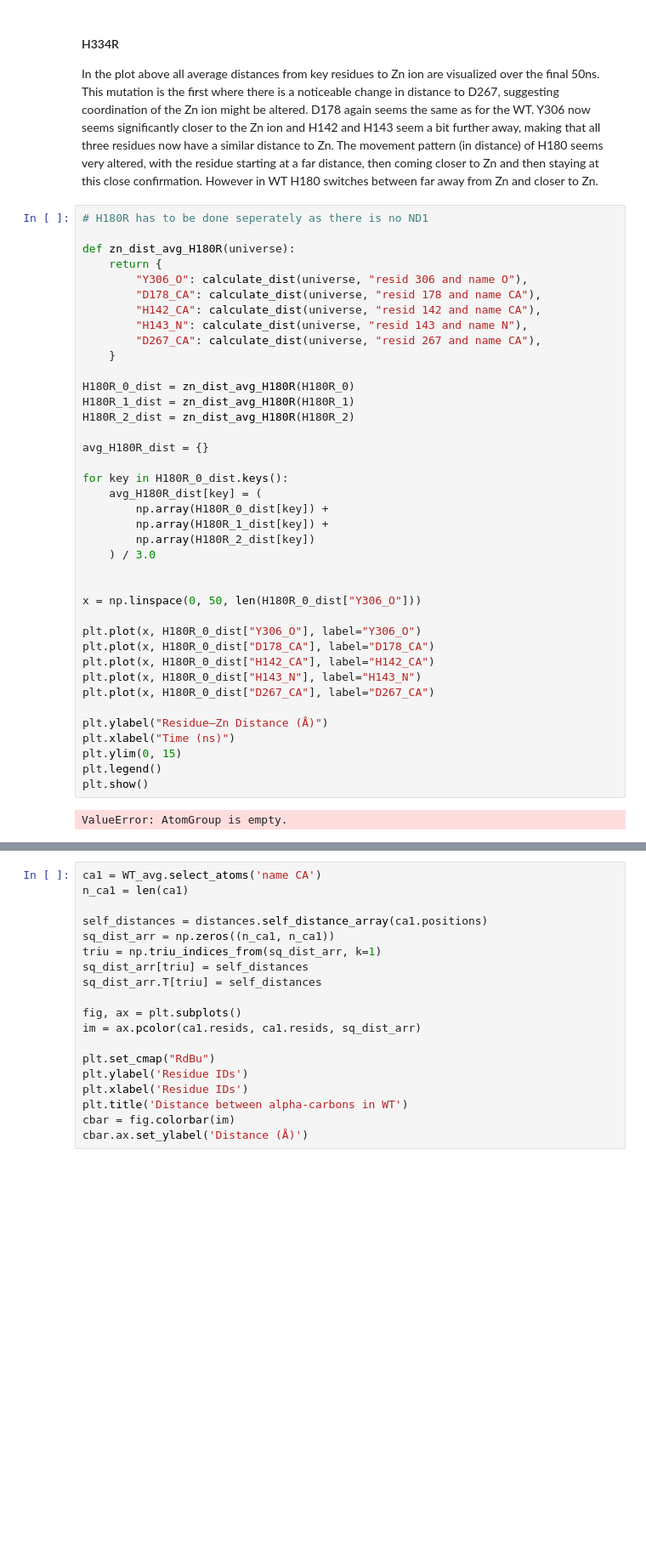
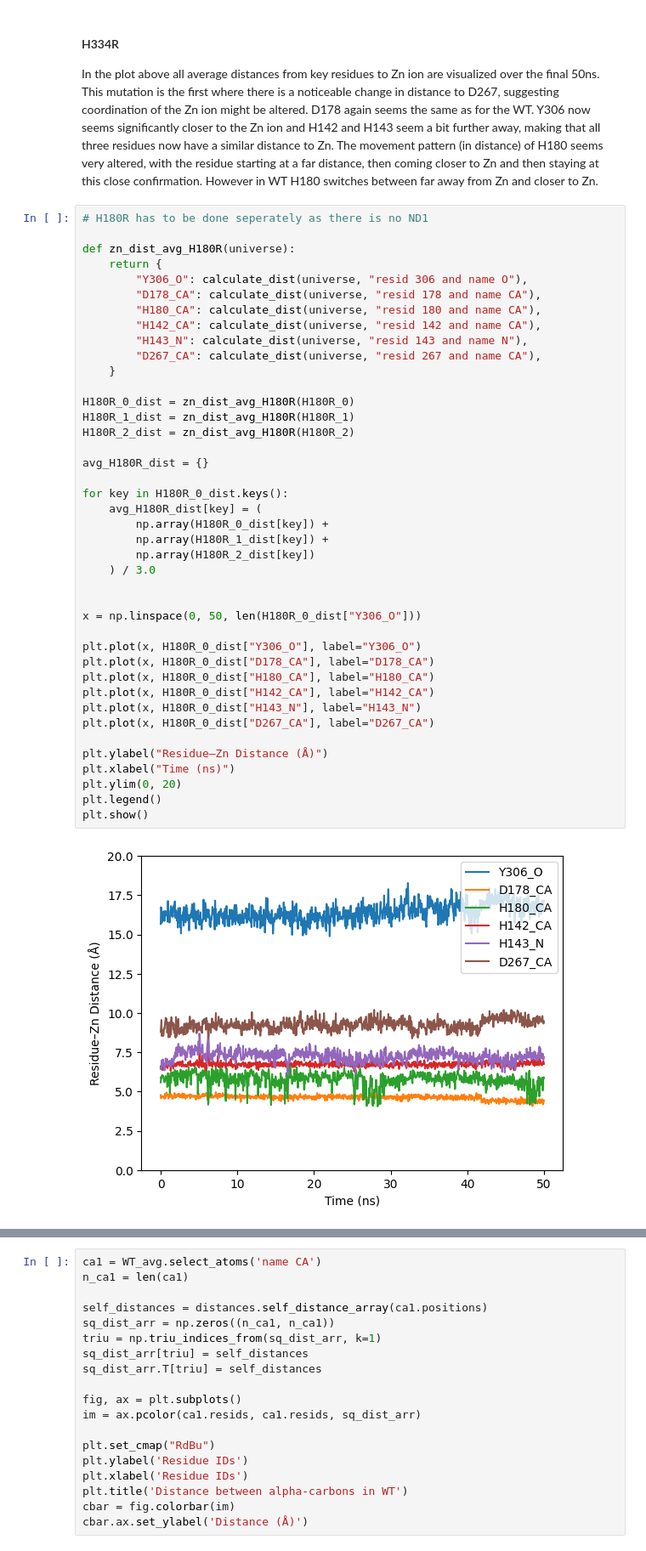
Before and after one commit to YamilaTimmer/molecular-dynamics-HDAC8, a Jupyter notebook: molecular-dynamics-HDAC8.ipynb, the cells around one changed output, grey strips where cells are left out. Shown at 85% size. Saved outputs shown, nothing was run; the diff lists cells and outputs as text; blank space fills up the shorter version.

```diff
--- a/molecular-dynamics-HDAC8.ipynb
+++ b/molecular-dynamics-HDAC8.ipynb
@@ -741,37 +741,39 @@ def zn_dist_avg_H180R(universe):
     return {
         "Y306_O": calculate_dist(universe, "resid 306 and name O"),
         "D178_CA": calculate_dist(universe, "resid 178 and name CA"),
+        "H180_CA": calculate_dist(universe, "resid 180 and name CA"),
         "H142_CA": calculate_dist(universe, "resid 142 and name CA"),
         "H143_N": calculate_dist(universe, "resid 143 and name N"),
         "D267_CA": calculate_dist(universe, "resid 267 and name CA"),
     }
 
 H180R_0_dist = zn_dist_avg_H180R(H180R_0)
 H180R_1_dist = zn_dist_avg_H180R(H180R_1)
 H180R_2_dist = zn_dist_avg_H180R(H180R_2)
 
 avg_H180R_dist = {}
 
 for key in H180R_0_dist.keys():
     avg_H180R_dist[key] = (
         np.array(H180R_0_dist[key]) +
         np.array(H180R_1_dist[key]) +
         np.array(H180R_2_dist[key])
     ) / 3.0
 
 
 x = np.linspace(0, 50, len(H180R_0_dist["Y306_O"]))
 
 plt.plot(x, H180R_0_dist["Y306_O"], label="Y306_O")
 plt.plot(x, H180R_0_dist["D178_CA"], label="D178_CA")
+plt.plot(x, H180R_0_dist["H180_CA"], label="H180_CA")
 plt.plot(x, H180R_0_dist["H142_CA"], label="H142_CA")
 plt.plot(x, H180R_0_dist["H143_N"], label="H143_N")
 plt.plot(x, H180R_0_dist["D267_CA"], label="D267_CA")
 
 plt.ylabel("Residue–Zn Distance (Å)")
 plt.xlabel("Time (ns)")
-plt.ylim(0, 15)
+plt.ylim(0, 20)
 plt.legend()
 plt.show()
 # %% [output]
-ValueError: AtomGroup is empty.
+[figure, added]
```
Also changed, not shown: parts of 9 cells of this notebook, 4 other files.
